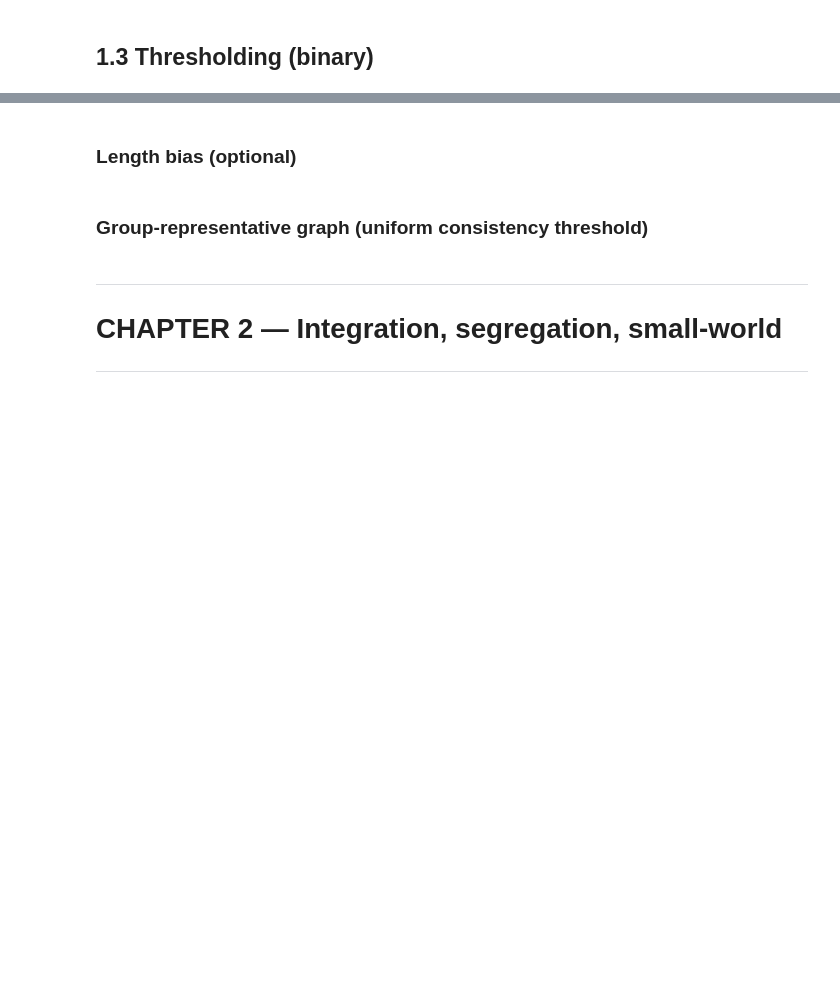
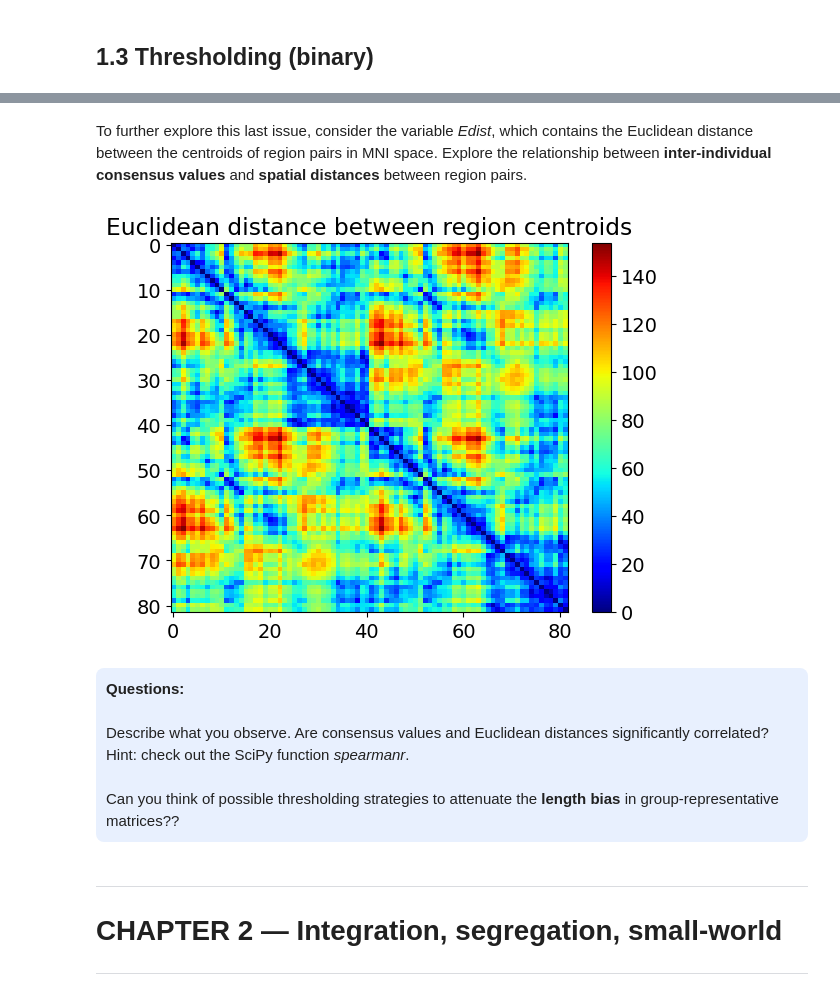
Before and after one commit to agriffa/IST_Connectomics_Lab, a Jupyter notebook: IST_Connectomics_Lab_colab.ipynb, the cells around one changed output, grey strips where cells are left out. Saved outputs shown, nothing was run; the diff lists cells and outputs as text; code cells hidden in the pictures; blank space fills up the shorter version.

```diff
--- a/IST_Connectomics_Lab_colab.ipynb
+++ b/IST_Connectomics_Lab_colab.ipynb
@@ -197,32 +358,21 @@ plt.show()
 # %% [markdown]
-### Length bias (optional)
+To further explore this last issue, consider the variable *Edist*, which contains the Euclidean distance between the centroids of region pairs in MNI space. Explore the relationship between **inter-individual consensus values** and **spatial distances** between region pairs.
 # %%
-import os
+# Visualize Edist
+plt.figure()
+plt.imshow(Edist, cmap=plt.cm.jet)
+plt.axis("equal"); plt.axis("tight")
+plt.colorbar()
+plt.title("Euclidean distance between region centroids")
+plt.show()
 
-if os.path.exists(EDIST_NPY):
-    Edist = np.load(EDIST_NPY)
-
-    plt.figure()
-    plt.imshow(Edist)
-    plt.axis("equal"); plt.axis("tight")
-    plt.colorbar()
-    plt.title("Euclidean distance between region centroids")
-    plt.show()
-
-    x = C_ctrl[C_ctrl > 0].ravel()
-    y = Edist[C_ctrl > 0].ravel()
-
-    plt.figure()
-    plt.plot(x, y, "o", markersize=3)
-    plt.grid(True)
-    plt.xlabel("Inter-individual consensus values (CTRL)")
-    plt.ylabel("Euclidean distances")
-    plt.title("Length bias: consensus vs distance")
-    plt.show()
-
-    rho, p = spearmanr(x, y)
-    print("Spearman rho:", rho, "p:", p)
-else:
-    print("Edist.npy not found; skipping length-bias section.")
+# TODO: is there a correlation between inter-individual consensus and region pair distance?
+# %% [output]
+[figure, added]
 # %% [markdown]
-### Group-representative graph (uniform consistency threshold)
+<div style="background-color:#e8f0fe; padding:10px; border-radius:8px">
+<b>Questions:</b> <br><br>
+    Describe what you observe. Are consensus values and Euclidean distances significantly correlated?<br>
+    Hint: check out the SciPy function <i>spearmanr</i>.<br><br>
+    Can you think of possible thresholding strategies to attenuate the <b>length bias</b> in group-representative matrices??<br>
+</div>
```
Also changed, not shown: parts of 55 cells of this notebook, 5 other files.
